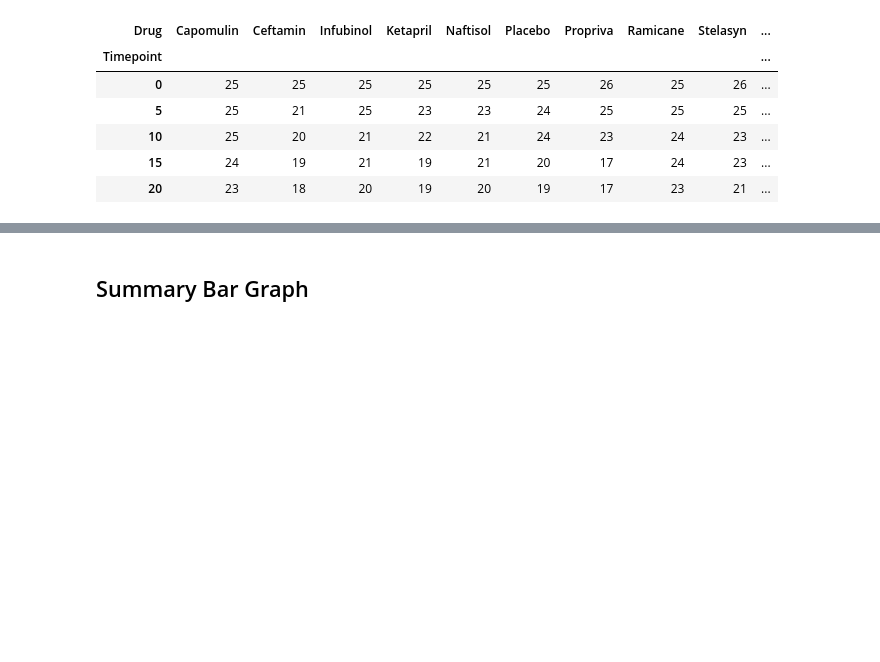
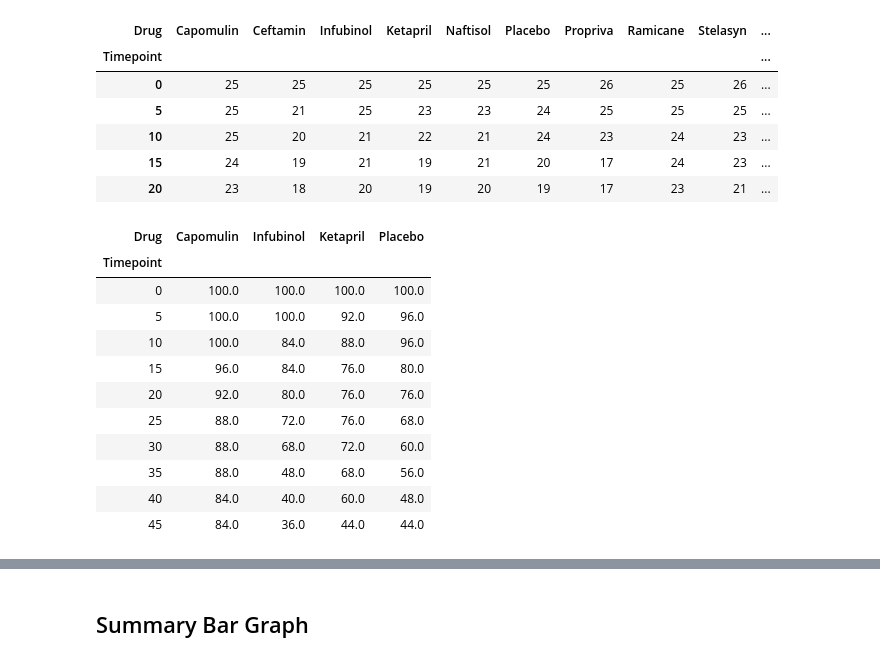
Before and after one commit to DutchDS/Matplotlib-Challenge, a Jupyter notebook: Pymaceuticals/pymaceuticals_challenge.ipynb, the cells around one changed output, grey strips where cells are left out. Saved outputs shown, nothing was run; the diff lists cells and outputs as text; code cells hidden in the pictures; blank space fills up the shorter version.

```diff
--- a/Pymaceuticals/pymaceuticals_challenge.ipynb
+++ b/Pymaceuticals/pymaceuticals_challenge.ipynb
@@ -225,10 +220,18 @@ mouse_survival.head()
 | 4 | Capomulin | 20 | 23 |
 # %%
 # Minor Data Munging to Re-Format the Data Frames
-mouse_pivot = mouse_survival.pivot_table("Mouse ID", "Timepoint","Drug")
 
-# Preview DataFrame
-mouse_pivot.head()
+mouse_survival_pivot = pd.DataFrame(mouse_survival.pivot_table("Mouse Count", "Timepoint","Drug"))
+mouse_survival_pivot_small = mouse_survival_pivot[["Capomulin","Infubinol","Ketapril","Placebo"]]
+
+total_capomulin_mice = mouse_survival_pivot["Capomulin"].max()
+total_Infubinol_mice = mouse_survival_pivot["Infubinol"].max()
+total_Ketapril_mice = mouse_survival_pivot["Ketapril"].max()
+total_Placebo_mice = mouse_survival_pivot["Placebo"].max()
+
+# mouse_survival_new = pd.DataFrame(mouse_survival)
+mouse_survival_pivot.head()
+# mouse_survival_pivot_small.head()
 # %% [output]
 | Drug | Capomulin | Ceftamin | Infubinol | Ketapril | Naftisol | Placebo | Propriva | Ramicane | Stelasyn | ... |
 | Timepoint |  |  |  |  |  |  |  |  |  | ... |
@@ -255,0 +252,24 @@ plt.show()
+# %%
+# Generate the Plot (Accounting for percentages))
+mouse_survival_new["Survival Pct"] = mouse_survival["Mouse Count"]/total_capomulin_mice*100
+# mouse_survival_new.drop(mouse_survival_new.columns[[2]], axis=1, inplace=True)
+mouse_survival_new.head(100)
+
+mouse_survival_pivot_pc = pd.DataFrame(mouse_survival_new.pivot_table("Survival Pct", "Timepoint","Drug"))
+mouse_survival_pivot_pc
+mouse_survival_pivot_pc_small = mouse_survival_pivot_pc[["Capomulin","Infubinol","Ketapril","Placebo"]]
+mouse_survival_pivot_pc_small
+# mouse_survival_pivot_pc_small.head()
+# %% [output]
+| Drug | Capomulin | Infubinol | Ketapril | Placebo |
+| Timepoint |  |  |  |  |
+| 0 | 100.0 | 100.0 | 100.0 | 100.0 |
+| 5 | 100.0 | 100.0 | 92.0 | 96.0 |
+| 10 | 100.0 | 84.0 | 88.0 | 96.0 |
+| 15 | 96.0 | 84.0 | 76.0 | 80.0 |
+| 20 | 92.0 | 80.0 | 76.0 | 76.0 |
+| 25 | 88.0 | 72.0 | 76.0 | 68.0 |
+| 30 | 88.0 | 68.0 | 72.0 | 60.0 |
+| 35 | 88.0 | 48.0 | 68.0 | 56.0 |
+| 40 | 84.0 | 40.0 | 60.0 | 48.0 |
+| 45 | 84.0 | 36.0 | 44.0 | 44.0 |
```
Also changed, not shown: parts of 6 cells of this notebook, 2 other files.
